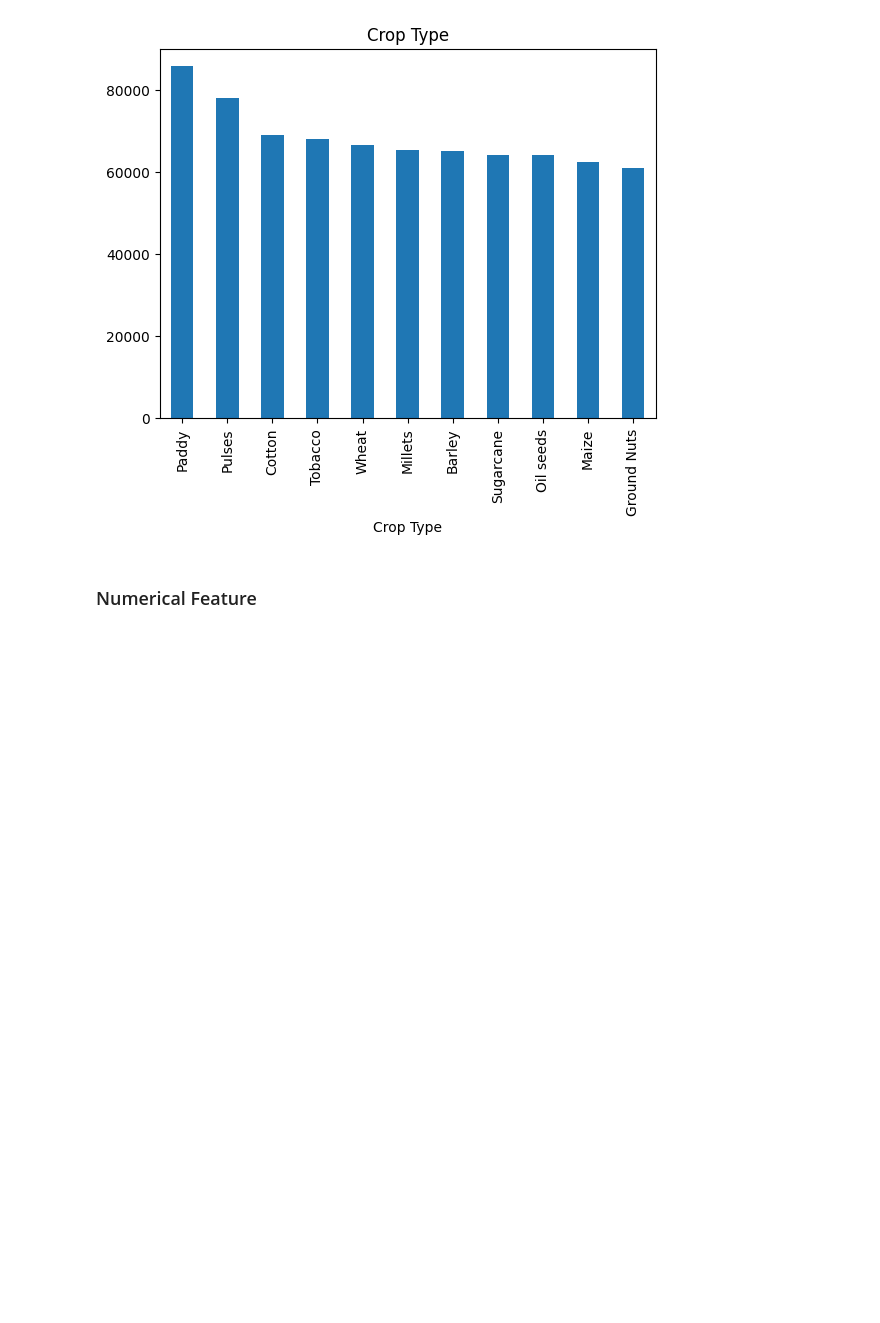
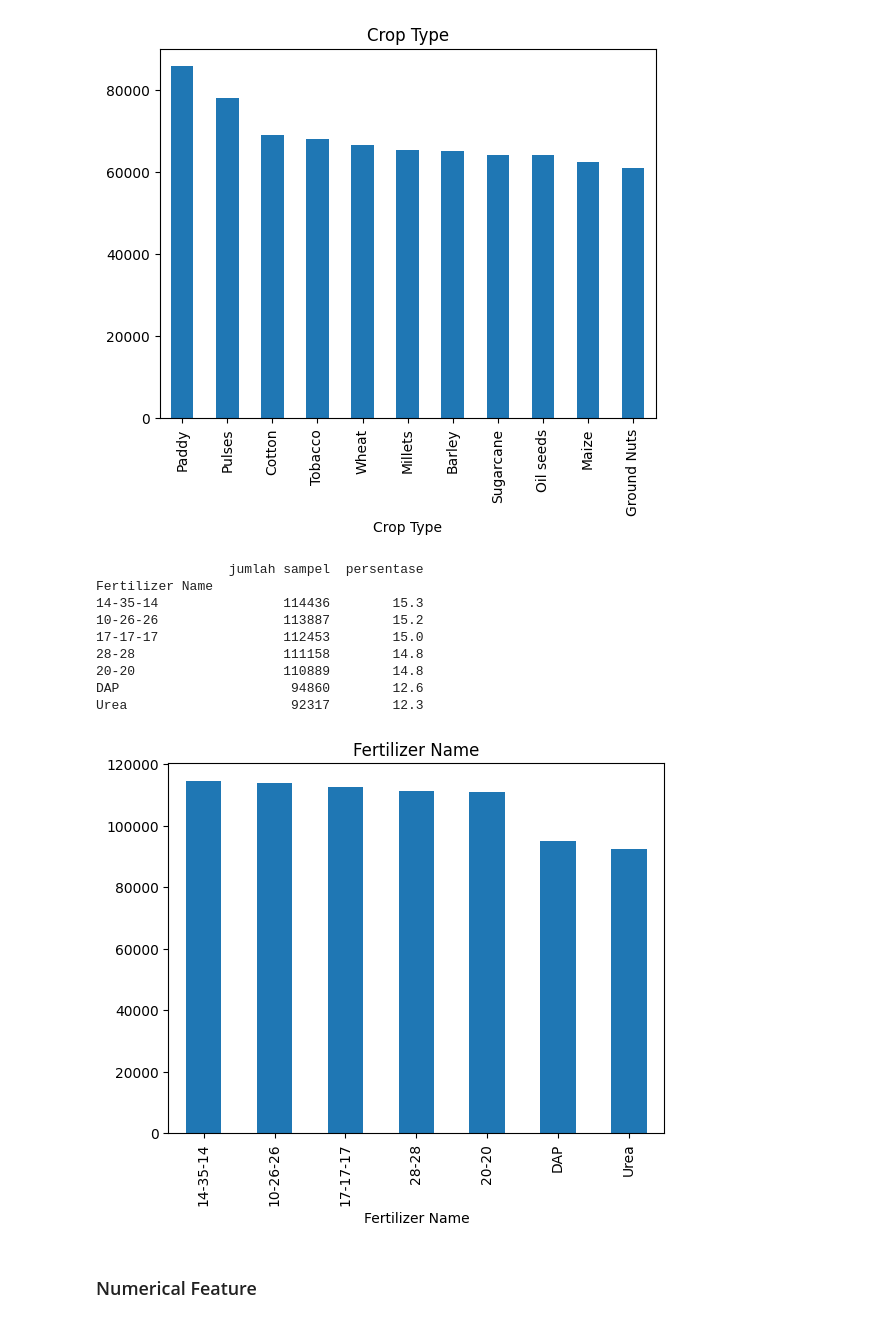
Before and after one commit to riakrst/Predictive-Analysis-for-Optimal-Fertilizer, a Jupyter notebook: Submission_1_Predictive_Analytics.ipynb, the cells around one changed output. Cells and saved outputs as stored; diff of their text form; code cells hidden in the pictures; blank space fills up the shorter version.

```diff
--- a/Submission_1_Predictive_Analytics.ipynb
+++ b/Submission_1_Predictive_Analytics.ipynb
@@ -214,7 +214,7 @@ Potassium:
 Melakukan proses analisis data dengan teknik Univariate EDA yang fokus pada satu variabel (fitur) saja untuk memahami karakteristik dasarnya. Pertama, membagi fitur pada dataset menjadi dua bagian, yaitu numerical features dan categorical features.
 # %%
 numerical_features = ['Temparature', 'Humidity', 'Moisture', 'Nitrogen', 'Phosphorous', 'Potassium']
-categorical_features = ['Soil Type', 'Crop Type']
+categorical_features = ['Soil Type', 'Crop Type', 'Fertilizer Name']
 # %% [markdown]
 ### Categorical Features
 # %%
@@ -257,6 +257,25 @@ Oil seeds            64184         8.6
 Maize                62569         8.3
 Ground Nuts          60909         8.1
 [figure]
+# %%
+# Memvisualisasikan fitur Fertilizer Name
+feature = categorical_features[2]
+count = train[feature].value_counts()
+percent = 100*train[feature].value_counts(normalize=True)
+df = pd.DataFrame({'jumlah sampel':count, 'persentase':percent.round(1)})
+print(df)
+count.plot(kind='bar', title=feature);
+# %% [output]
+                 jumlah sampel  persentase
+Fertilizer Name
+14-35-14                114436        15.3
+10-26-26                113887        15.2
+17-17-17                112453        15.0
+28-28                   111158        14.8
+20-20                   110889        14.8
+DAP                      94860        12.6
+Urea                     92317        12.3
+[figure, added]
 # %% [markdown]
 ### Numerical Feature
 # %%
```
Also changed, not shown: parts of 3 cells of this notebook, 1 other file.
